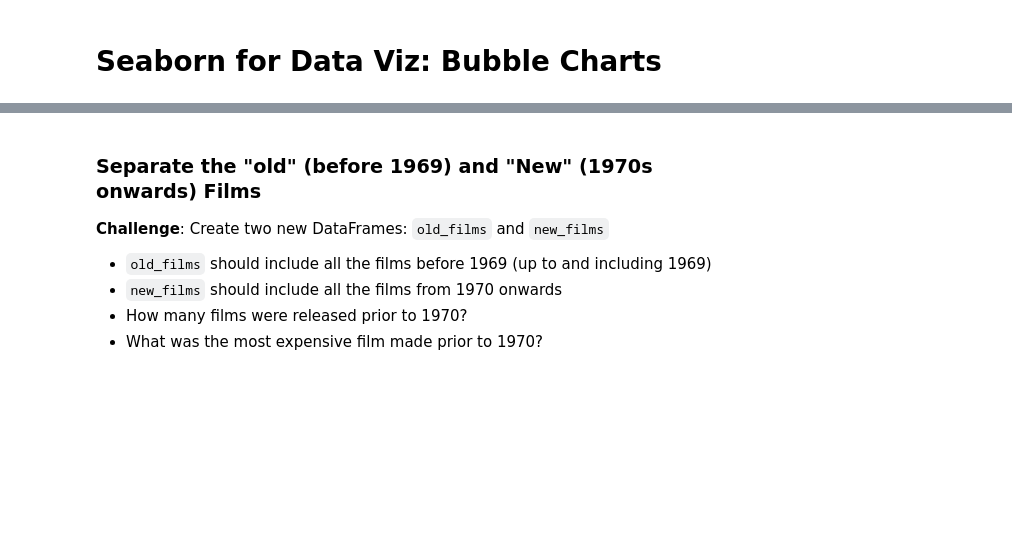
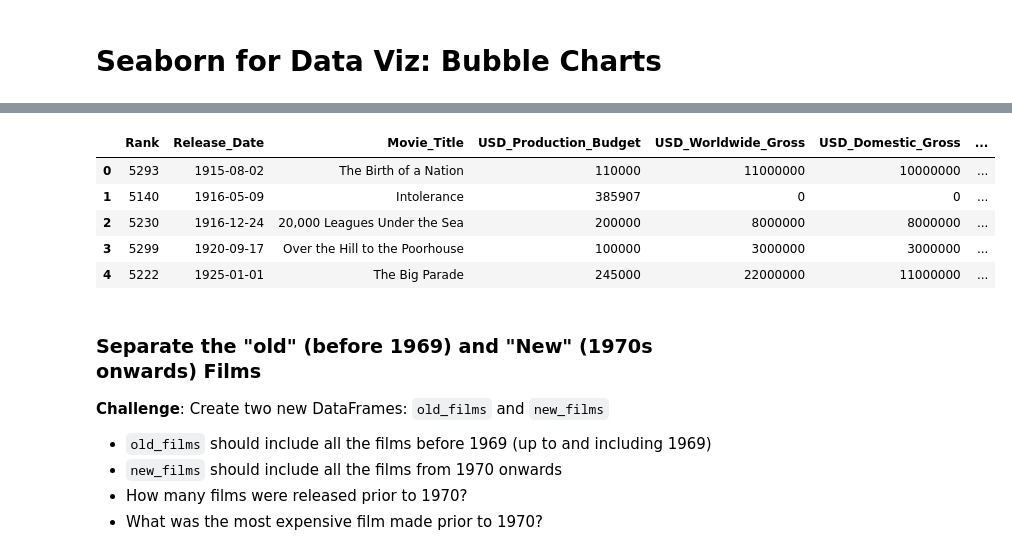
Before and after one commit to krook98/seaborn-linear-regression, a Jupyter notebook: Seaborn_and_Linear_Regression_(start).ipynb, the cells around one changed output, grey strips where cells are left out. Saved outputs shown, nothing was run; the diff lists cells and outputs as text; code cells hidden in the pictures; blank space fills up the shorter version.

```diff
--- a/Seaborn_and_Linear_Regression_(start).ipynb
+++ b/Seaborn_and_Linear_Regression_(start).ipynb
@@ -174,6 +209,20 @@ Here's how:
 <img src=https://i.imgur.com/5m06Ach.png width=650>
 3. Use floor division `//` to convert the year data to the decades of the films.
 4. Add the decades as a `Decade` column to the `data_clean` DataFrame.
+# %%
+dt_index = pd.DatetimeIndex(data_clean.Release_Date)
+years = dt_index.year
+decades = years // 10 * 10
+data_clean['Decade'] = decades
+
+data_clean.head()
+# %% [output]
+|  | Rank | Release_Date | Movie_Title | USD_Production_Budget | USD_Worldwide_Gross | USD_Domestic_Gross | ... |
+| 0 | 5293 | 1915-08-02 | The Birth of a Nation | 110000 | 11000000 | 10000000 | ... |
+| 1 | 5140 | 1916-05-09 | Intolerance | 385907 | 0 | 0 | ... |
+| 2 | 5230 | 1916-12-24 | 20,000 Leagues Under the Sea | 200000 | 8000000 | 8000000 | ... |
+| 3 | 5299 | 1920-09-17 | Over the Hill to the Poorhouse | 100000 | 3000000 | 3000000 | ... |
+| 4 | 5222 | 1925-01-01 | The Big Parade | 245000 | 22000000 | 11000000 | ... |
 # %% [markdown]
 ### Separate the "old" (before 1969) and "New" (1970s onwards) Films
 
```
Also changed, not shown: parts of 11 cells of this notebook.
